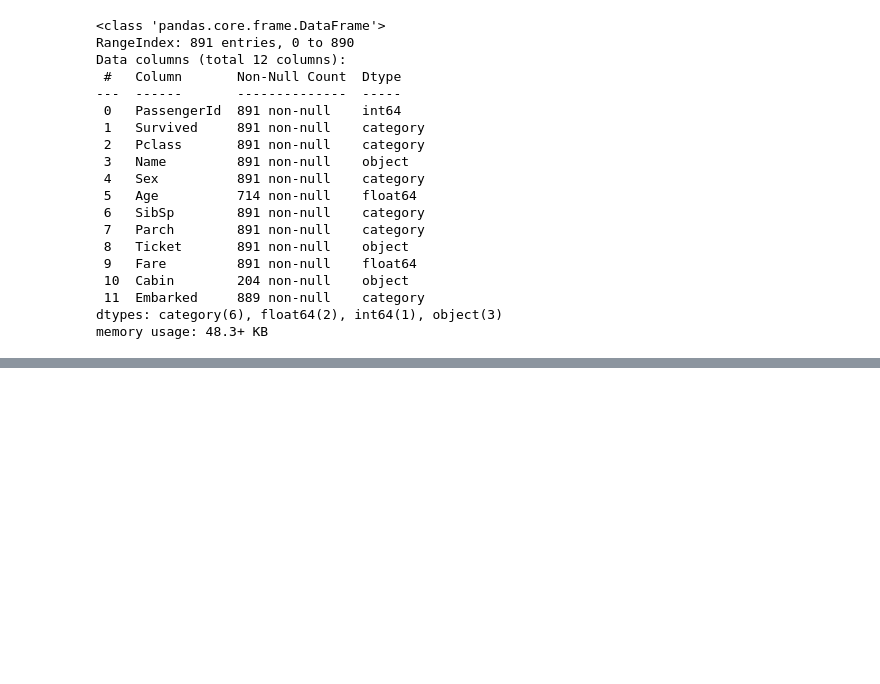
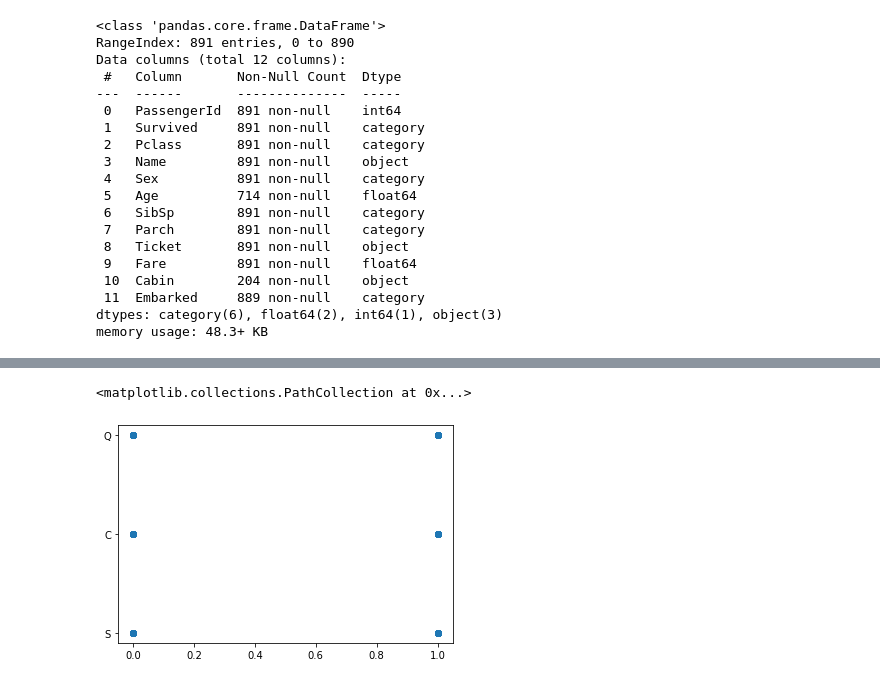
Before and after one commit to pranzalkhadka/Titanic_ML, a Jupyter notebook: Titanic_ML.ipynb, the cells around one changed output, grey strips where cells are left out. Drawn from its saved outputs; the diff is of its cells as text; code cells hidden in the pictures; blank space fills up the shorter version.

```diff
--- a/Titanic_ML.ipynb
+++ b/Titanic_ML.ipynb
@@ -123,0 +163,5 @@ memory usage: 54.3+ KB
+# %%
+plt.scatter(dataframe['Survived'],dataframe['Embarked'])
+# %% [output]
+<matplotlib.collections.PathCollection at 0x...>
+[figure, added]
```
Also changed, not shown: parts of 14 cells of this notebook.
